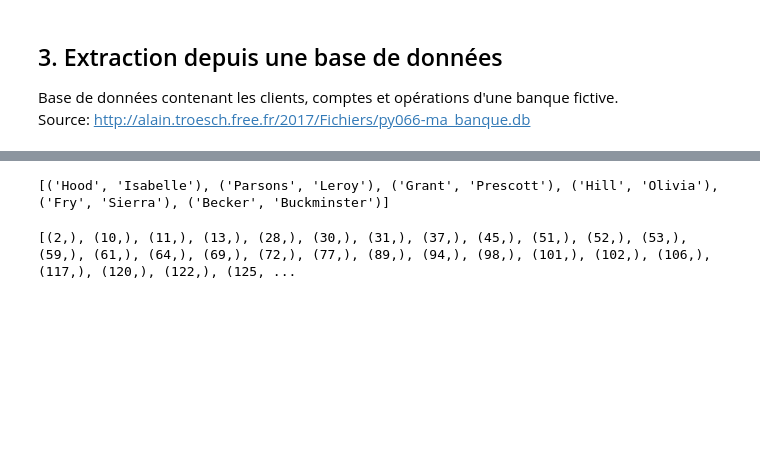
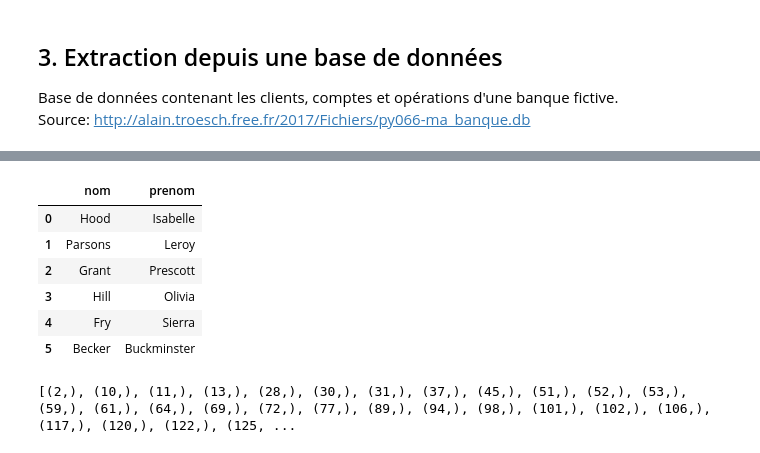
Before and after one commit to Suziwan/Data_Extraction_Python, a Jupyter notebook: Week2_Day1_Data_Extraction.ipynb, the cells around one changed output, grey strips where cells are left out. Cells and saved outputs as stored; diff of their text form; code cells hidden in the pictures; blank space fills up the shorter version.

```diff
--- a/Week2_Day1_Data_Extraction.ipynb
+++ b/Week2_Day1_Data_Extraction.ipynb
@@ -104,10 +133,18 @@ print(clients)
 # %%
 # 2. Donner le nom et le prénom des clients habitant à Paris.
-cursor.execute("SELECT nom, prenom FROM client WHERE ville = 'Paris'")
-clients = cursor.fetchall()
-print(clients)
+query = '''
+SELECT nom, prenom FROM client WHERE ville = "Paris"
+'''
+q2 = pd.read_sql_query(query, bank_db)
+q2
 # %% [output]
-[('Hood', 'Isabelle'), ('Parsons', 'Leroy'), ('Grant', 'Prescott'), ('Hill', 'Olivia'), ('Fry', 'Sierra'), ('Becker', 'Buckminster')]
+|  | nom | prenom |
+| 0 | Hood | Isabelle |
+| 1 | Parsons | Leroy |
+| 2 | Grant | Prescott |
+| 3 | Hill | Olivia |
+| 4 | Fry | Sierra |
+| 5 | Becker | Buckminster |
 # %%
 # 3. Donner les identifiants des comptes de type Livret A.
 cursor.execute("SELECT idcompte FROM compte WHERE type = 'Livret A'")
```
Also changed, not shown: parts of 11 cells of this notebook.
